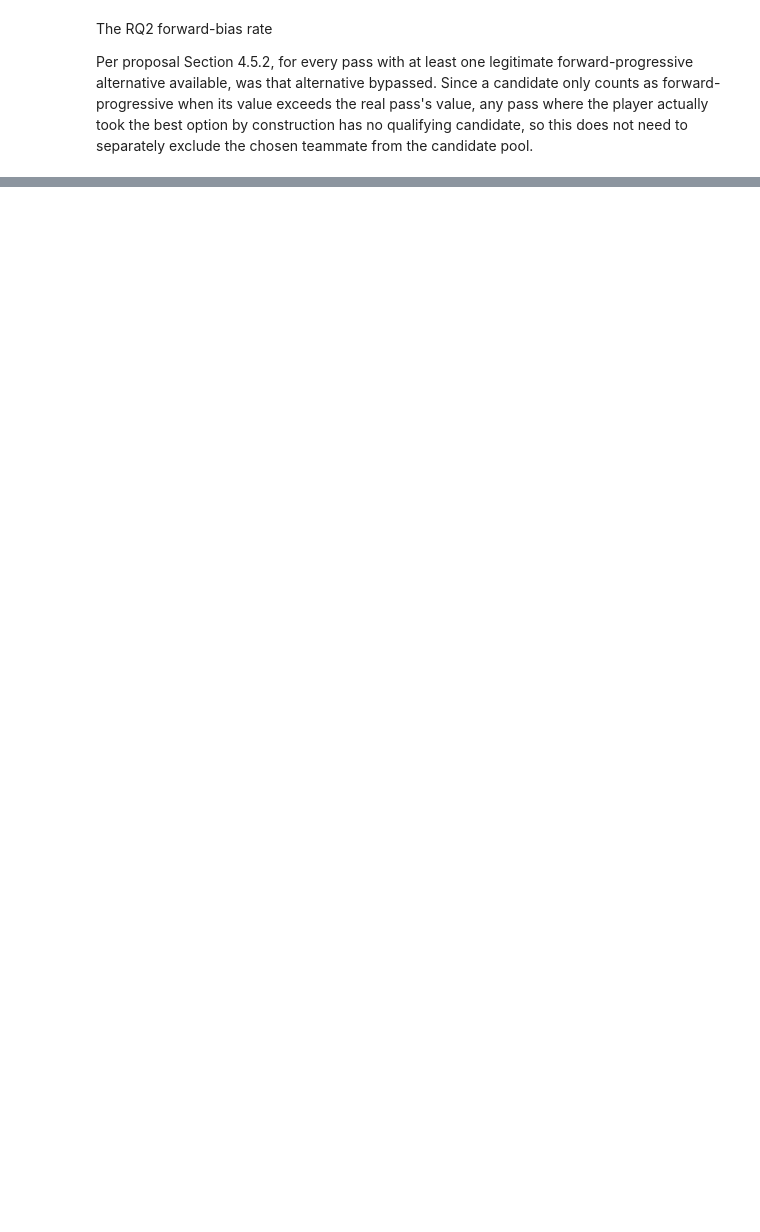
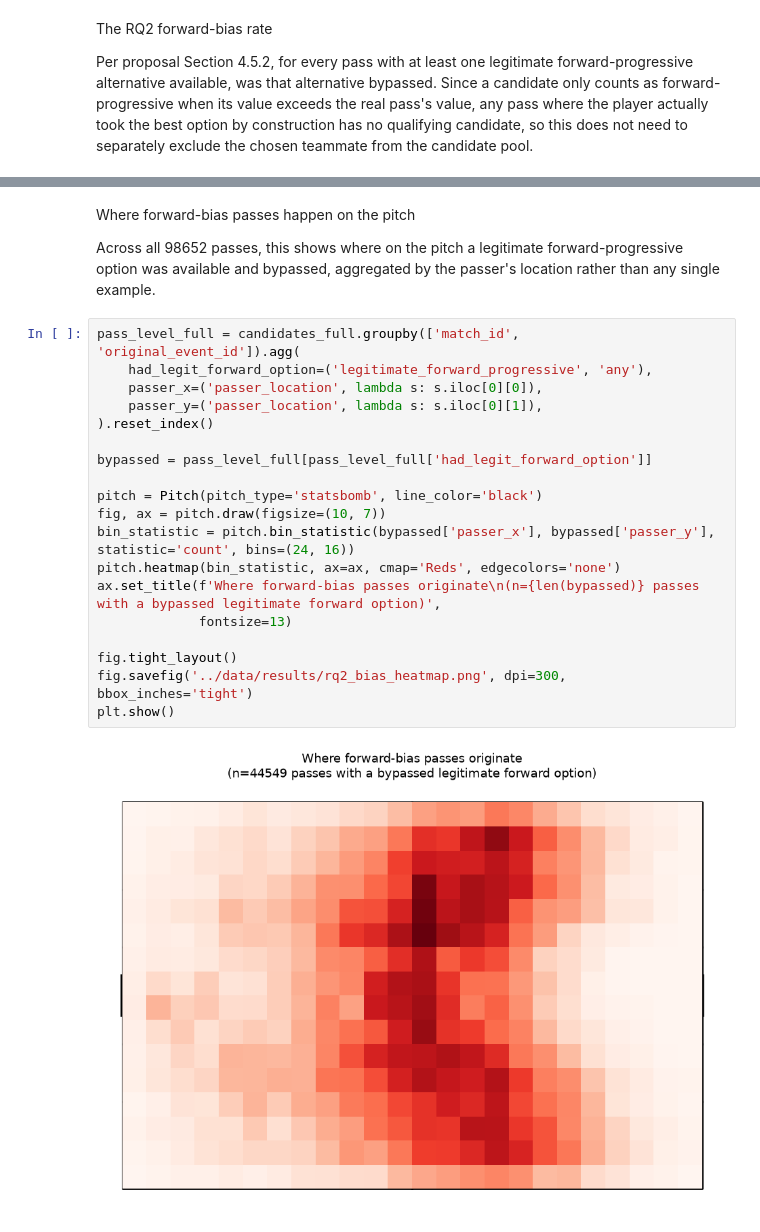
Before and after one commit to Raeesa12/perception-aware-passing-in-football, a Jupyter notebook: notebooks/layer2_bias_analysis.ipynb, the cells around one changed output, grey strips where cells are left out. Saved outputs shown, nothing was run; the diff lists cells and outputs as text; blank space fills up the shorter version.

```diff
--- a/notebooks/layer2_bias_analysis.ipynb
+++ b/notebooks/layer2_bias_analysis.ipynb
@@ -1062,0 +1191,25 @@ plt.show()
+# %% [markdown]
+Where forward-bias passes happen on the pitch
+
+Across all 98652 passes, this shows where on the pitch a legitimate forward-progressive option was available and bypassed, aggregated by the passer's location rather than any single example.
+# %%
+pass_level_full = candidates_full.groupby(['match_id', 'original_event_id']).agg(
+    had_legit_forward_option=('legitimate_forward_progressive', 'any'),
+    passer_x=('passer_location', lambda s: s.iloc[0][0]),
+    passer_y=('passer_location', lambda s: s.iloc[0][1]),
+).reset_index()
+
+bypassed = pass_level_full[pass_level_full['had_legit_forward_option']]
+
+pitch = Pitch(pitch_type='statsbomb', line_color='black')
+fig, ax = pitch.draw(figsize=(10, 7))
+bin_statistic = pitch.bin_statistic(bypassed['passer_x'], bypassed['passer_y'], statistic='count', bins=(24, 16))
+pitch.heatmap(bin_statistic, ax=ax, cmap='Reds', edgecolors='none')
+ax.set_title(f'Where forward-bias passes originate\n(n={len(bypassed)} passes with a bypassed legitimate forward option)',
+             fontsize=13)
+
+fig.tight_layout()
+fig.savefig('../data/results/rq2_bias_heatmap.png', dpi=300, bbox_inches='tight')
+plt.show()
+# %% [output]
+[figure, added]
```
Also changed, not shown: parts of 21 cells of this notebook.
